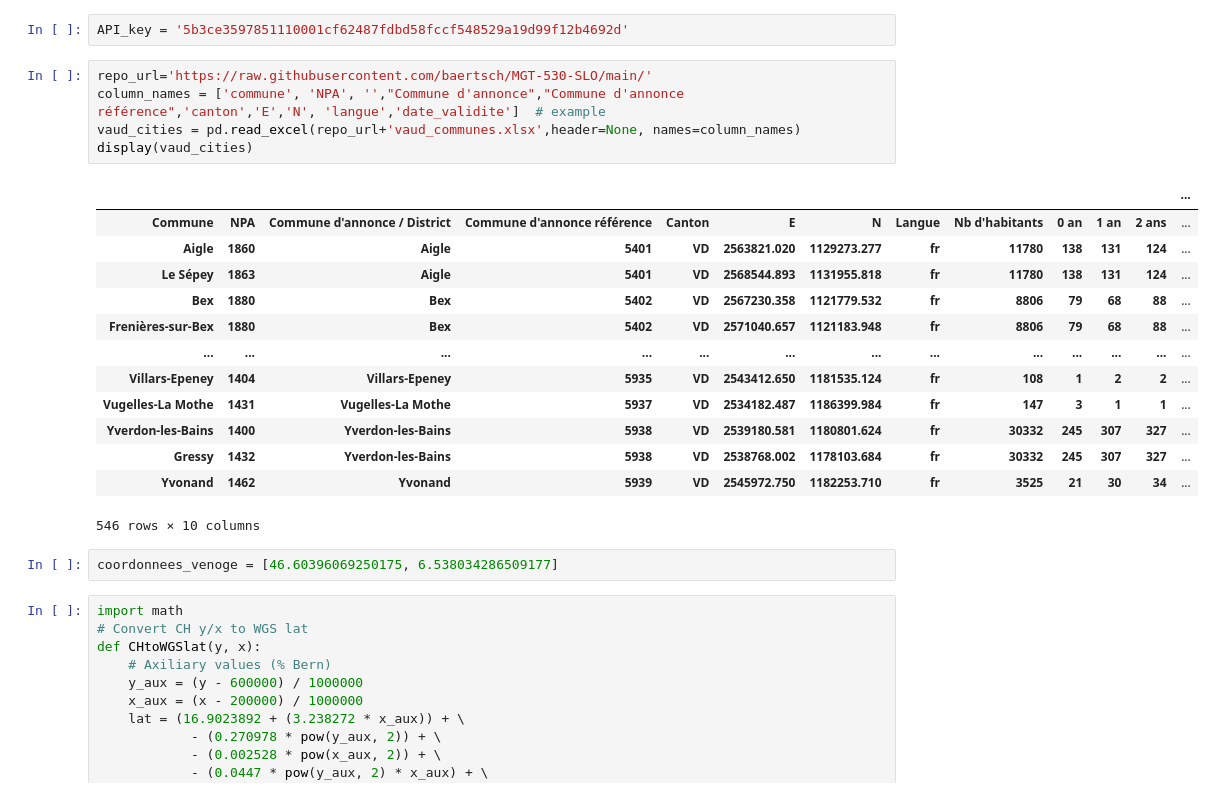
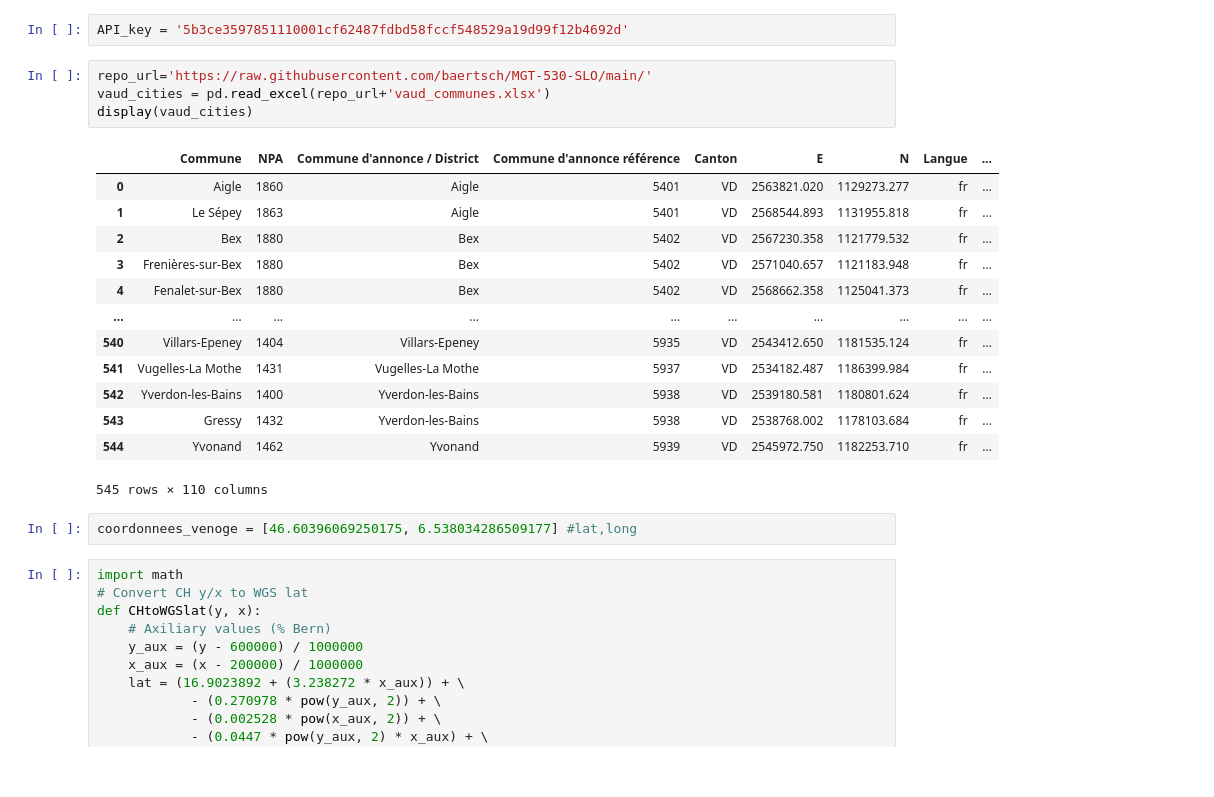
Before and after one commit to baertsch/MGT-530-SLO, a Jupyter notebook: generate_data.ipynb, the cells around one changed output. Cells and saved outputs as stored; diff of their text form.

```diff
--- a/generate_data.ipynb
+++ b/generate_data.ipynb
@@ -19,25 +20,24 @@ import openrouteservice as ors
 API_key = '5b3ce3597851110001cf62487fdbd58fccf548529a19d99f12b4692d'
 # %%
 repo_url='https://raw.githubusercontent.com/baertsch/MGT-530-SLO/main/'
-column_names = ['commune', 'NPA', '',"Commune d'annonce","Commune d'annonce référence",'canton','E','N', 'langue','date_validite']  # example
-vaud_cities = pd.read_excel(repo_url+'vaud_communes.xlsx',header=None, names=column_names)
+vaud_cities = pd.read_excel(repo_url+'vaud_communes.xlsx')
 display(vaud_cities)
 # %% [output]
-|  |  |  |  |  |  |  |  |  |  |  |  | ... |
-| Commune | NPA | Commune d'annonce / District | Commune d'annonce référence | Canton | E | N | Langue | Nb d'habitants | 0 an | 1 an | 2 ans | ... |
-| Aigle | 1860 | Aigle | 5401 | VD | 2563821.020 | 1129273.277 | fr | 11780 | 138 | 131 | 124 | ... |
-| Le Sépey | 1863 | Aigle | 5401 | VD | 2568544.893 | 1131955.818 | fr | 11780 | 138 | 131 | 124 | ... |
-| Bex | 1880 | Bex | 5402 | VD | 2567230.358 | 1121779.532 | fr | 8806 | 79 | 68 | 88 | ... |
-| Frenières-sur-Bex | 1880 | Bex | 5402 | VD | 2571040.657 | 1121183.948 | fr | 8806 | 79 | 68 | 88 | ... |
-| ... | ... | ... | ... | ... | ... | ... | ... | ... | ... | ... | ... | ... |
-| Villars-Epeney | 1404 | Villars-Epeney | 5935 | VD | 2543412.650 | 1181535.124 | fr | 108 | 1 | 2 | 2 | ... |
-| Vugelles-La Mothe | 1431 | Vugelles-La Mothe | 5937 | VD | 2534182.487 | 1186399.984 | fr | 147 | 3 | 1 | 1 | ... |
-| Yverdon-les-Bains | 1400 | Yverdon-les-Bains | 5938 | VD | 2539180.581 | 1180801.624 | fr | 30332 | 245 | 307 | 327 | ... |
-| Gressy | 1432 | Yverdon-les-Bains | 5938 | VD | 2538768.002 | 1178103.684 | fr | 30332 | 245 | 307 | 327 | ... |
-| Yvonand | 1462 | Yvonand | 5939 | VD | 2545972.750 | 1182253.710 | fr | 3525 | 21 | 30 | 34 | ... |
+|  | Commune | NPA | Commune d'annonce / District | Commune d'annonce référence | Canton | E | N | Langue | ... |
+| 0 | Aigle | 1860 | Aigle | 5401 | VD | 2563821.020 | 1129273.277 | fr | ... |
+| 1 | Le Sépey | 1863 | Aigle | 5401 | VD | 2568544.893 | 1131955.818 | fr | ... |
+| 2 | Bex | 1880 | Bex | 5402 | VD | 2567230.358 | 1121779.532 | fr | ... |
+| 3 | Frenières-sur-Bex | 1880 | Bex | 5402 | VD | 2571040.657 | 1121183.948 | fr | ... |
+| 4 | Fenalet-sur-Bex | 1880 | Bex | 5402 | VD | 2568662.358 | 1125041.373 | fr | ... |
+| ... | ... | ... | ... | ... | ... | ... | ... | ... | ... |
+| 540 | Villars-Epeney | 1404 | Villars-Epeney | 5935 | VD | 2543412.650 | 1181535.124 | fr | ... |
+| 541 | Vugelles-La Mothe | 1431 | Vugelles-La Mothe | 5937 | VD | 2534182.487 | 1186399.984 | fr | ... |
+| 542 | Yverdon-les-Bains | 1400 | Yverdon-les-Bains | 5938 | VD | 2539180.581 | 1180801.624 | fr | ... |
+| 543 | Gressy | 1432 | Yverdon-les-Bains | 5938 | VD | 2538768.002 | 1178103.684 | fr | ... |
+| 544 | Yvonand | 1462 | Yvonand | 5939 | VD | 2545972.750 | 1182253.710 | fr | ... |
-546 rows × 10 columns
+545 rows × 110 columns
 # %%
-coordonnees_venoge = [46.60396069250175, 6.538034286509177]
+coordonnees_venoge = [46.60396069250175, 6.538034286509177] #lat,long
 # %%
 import math
 # Convert CH y/x to WGS lat
```
Also changed, not shown: parts of 12 cells of this notebook, 1 other file.
